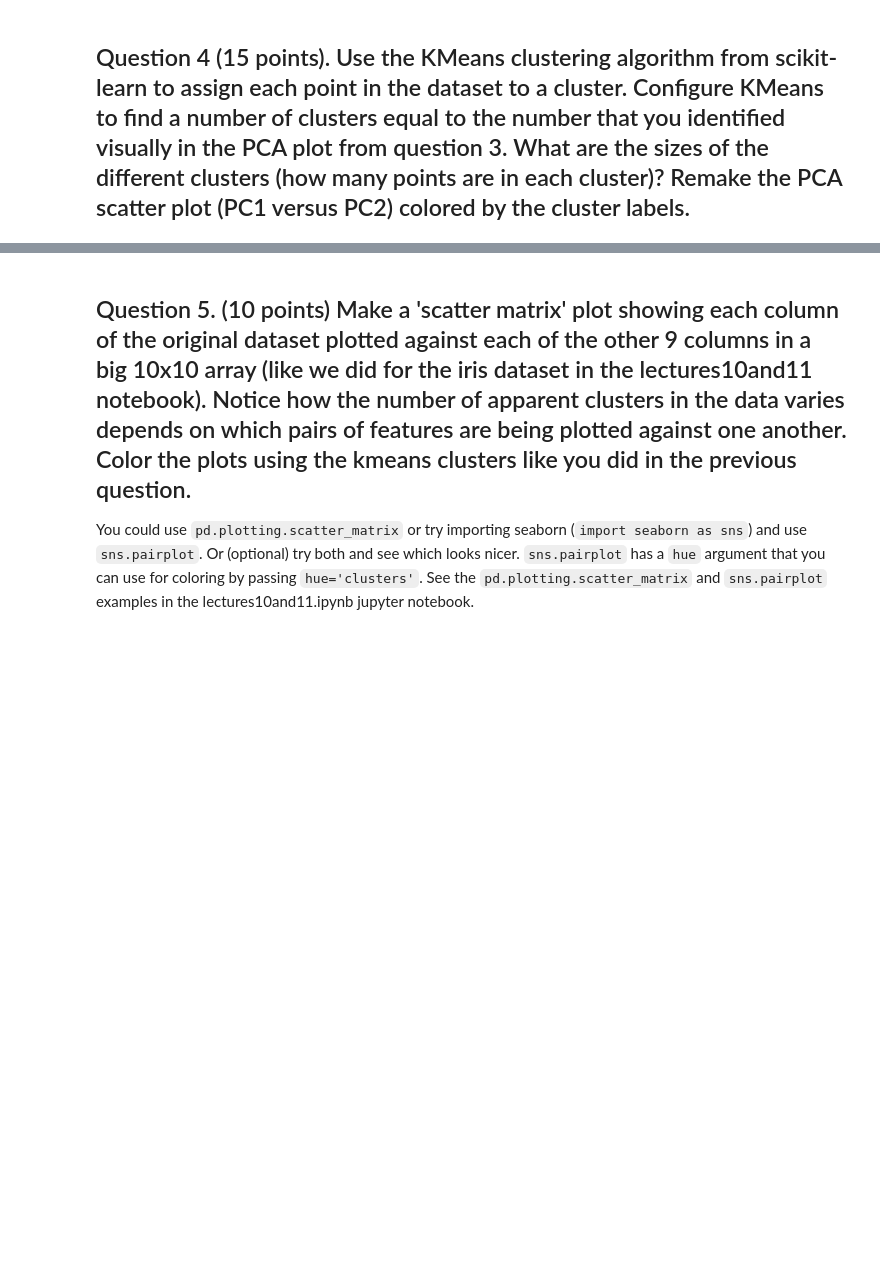
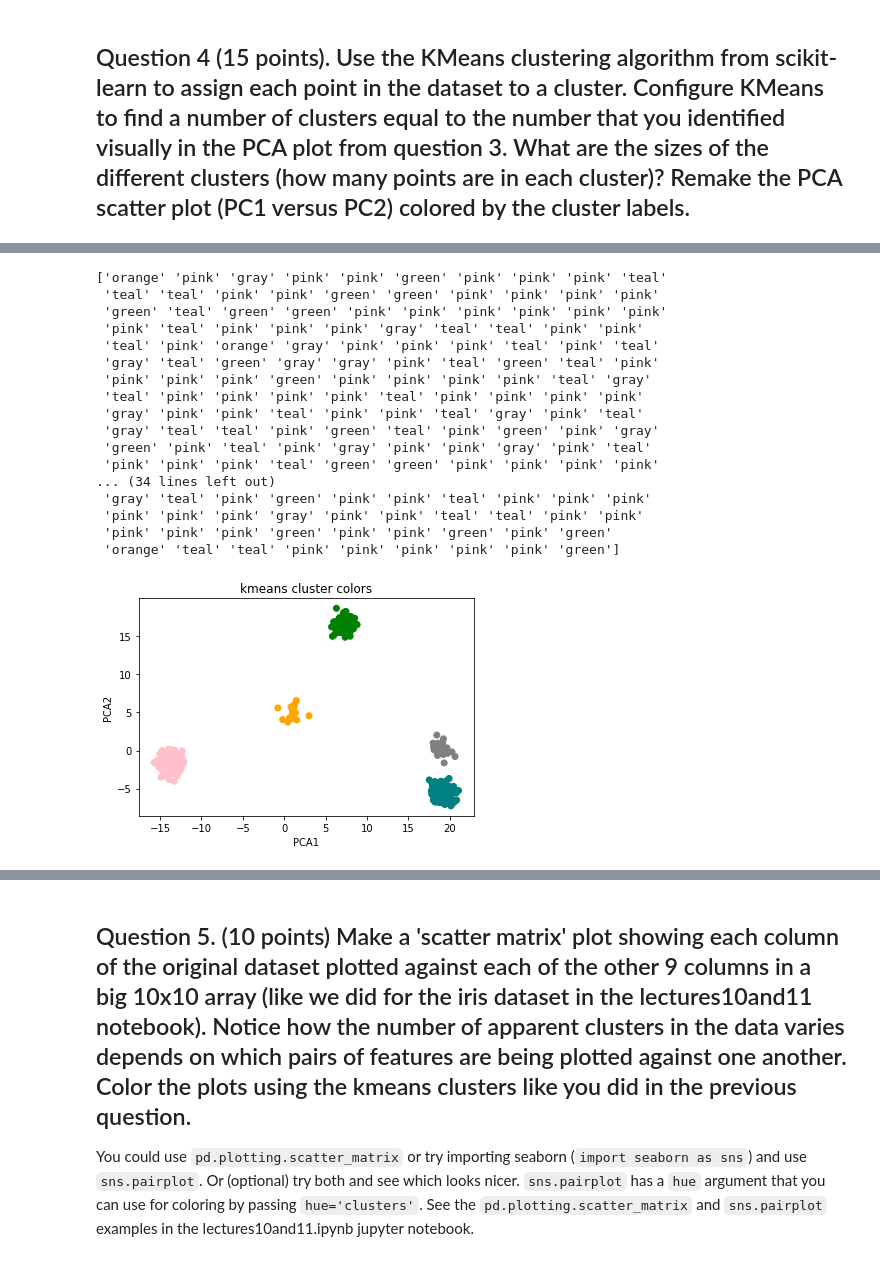
Before and after one commit to coohleencoombes/tfcb-homework05, a Jupyter notebook: homework05/homework05.ipynb, the cells around one changed output, grey strips where cells are left out. Saved outputs shown, nothing was run; the diff lists cells and outputs as text; code cells hidden in the pictures; blank space fills up the shorter version.

```diff
--- a/homework05/homework05.ipynb
+++ b/homework05/homework05.ipynb
@@ -75,0 +131,34 @@ print('cluster sizes:', df['clusters'].value_counts()) # handy built-in counting
+# %%
+#using color dictionary to create new cluster plot with specific colors
+color_dict = {0: 'pink', 1: 'teal', 2: 'green', 3: 'orange', 4: 'gray'}
+
+colors = []
+for cluster in df['clusters']:
+    colors.append(color_dict[cluster])
+df['colors'] = colors  #creating a new color column in df
+print(np.array(colors)) #printing y_kmeans array with assigned colors
+
+#plotting time
+plt.title('kmeans cluster colors')
+plt.scatter(X_pca[:,0], X_pca[:,1],c=colors)
+plt.xlabel('PCA1')
+plt.ylabel('PCA2');
+# %% [output]
+['orange' 'pink' 'gray' 'pink' 'pink' 'green' 'pink' 'pink' 'pink' 'teal'
+ 'teal' 'teal' 'pink' 'pink' 'green' 'green' 'pink' 'pink' 'pink' 'pink'
+ 'green' 'teal' 'green' 'green' 'pink' 'pink' 'pink' 'pink' 'pink' 'pink'
+ 'pink' 'teal' 'pink' 'pink' 'pink' 'gray' 'teal' 'teal' 'pink' 'pink'
+ 'teal' 'pink' 'orange' 'gray' 'pink' 'pink' 'pink' 'teal' 'pink' 'teal'
+ 'gray' 'teal' 'green' 'gray' 'gray' 'pink' 'teal' 'green' 'teal' 'pink'
+ 'pink' 'pink' 'pink' 'green' 'pink' 'pink' 'pink' 'pink' 'teal' 'gray'
+ 'teal' 'pink' 'pink' 'pink' 'pink' 'teal' 'pink' 'pink' 'pink' 'pink'
+ 'gray' 'pink' 'pink' 'teal' 'pink' 'pink' 'teal' 'gray' 'pink' 'teal'
+ 'gray' 'teal' 'teal' 'pink' 'green' 'teal' 'pink' 'green' 'pink' 'gray'
+ 'green' 'pink' 'teal' 'pink' 'gray' 'pink' 'pink' 'gray' 'pink' 'teal'
+ 'pink' 'pink' 'pink' 'teal' 'green' 'green' 'pink' 'pink' 'pink' 'pink'
+... (34 lines left out)
+ 'gray' 'teal' 'pink' 'green' 'pink' 'pink' 'teal' 'pink' 'pink' 'pink'
+ 'pink' 'pink' 'pink' 'gray' 'pink' 'pink' 'teal' 'teal' 'pink' 'pink'
+ 'pink' 'pink' 'pink' 'green' 'pink' 'pink' 'green' 'pink' 'green'
+ 'orange' 'teal' 'teal' 'pink' 'pink' 'pink' 'pink' 'pink' 'green']
+[figure, added]
```
Also changed, not shown: parts of 15 cells of this notebook, 2 other files.
